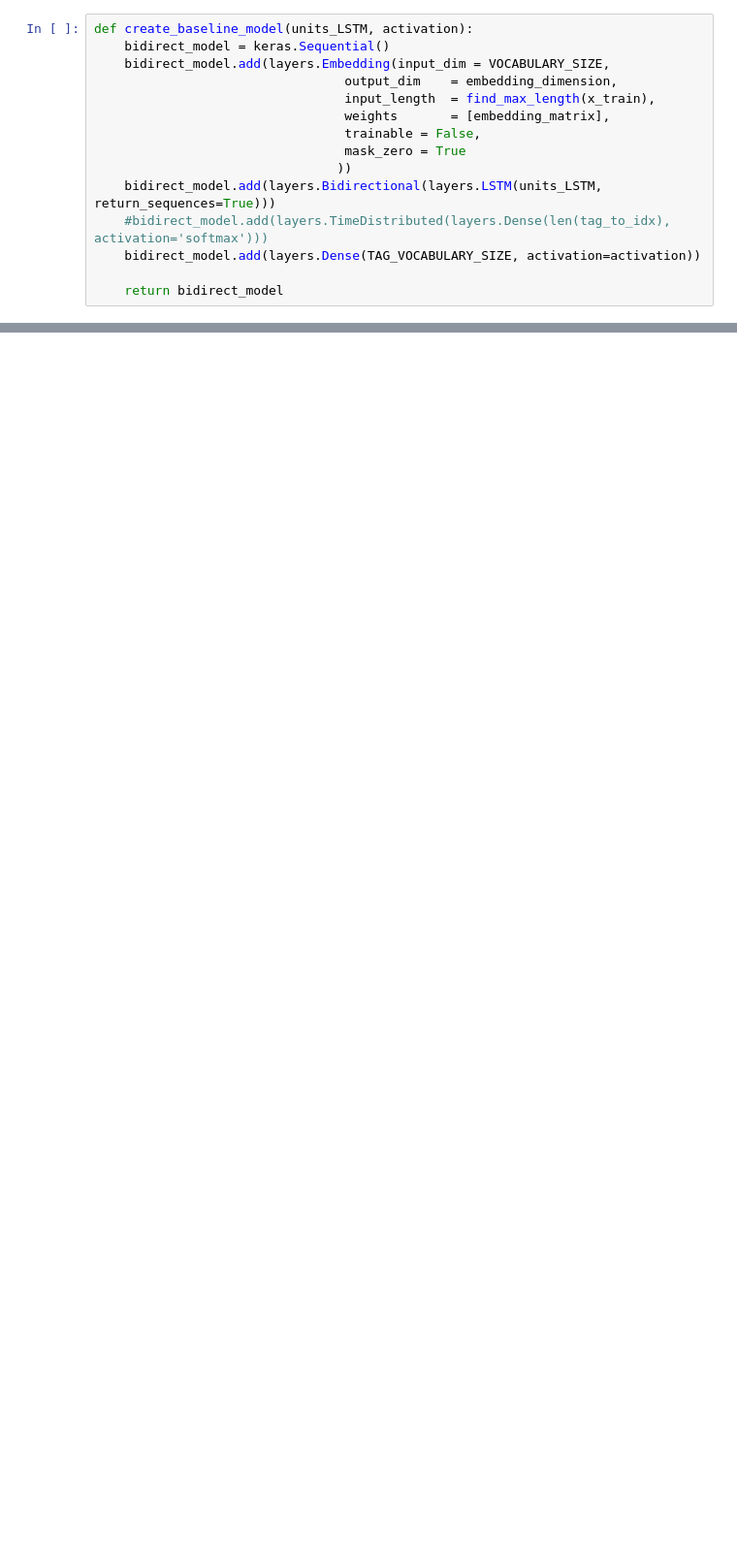
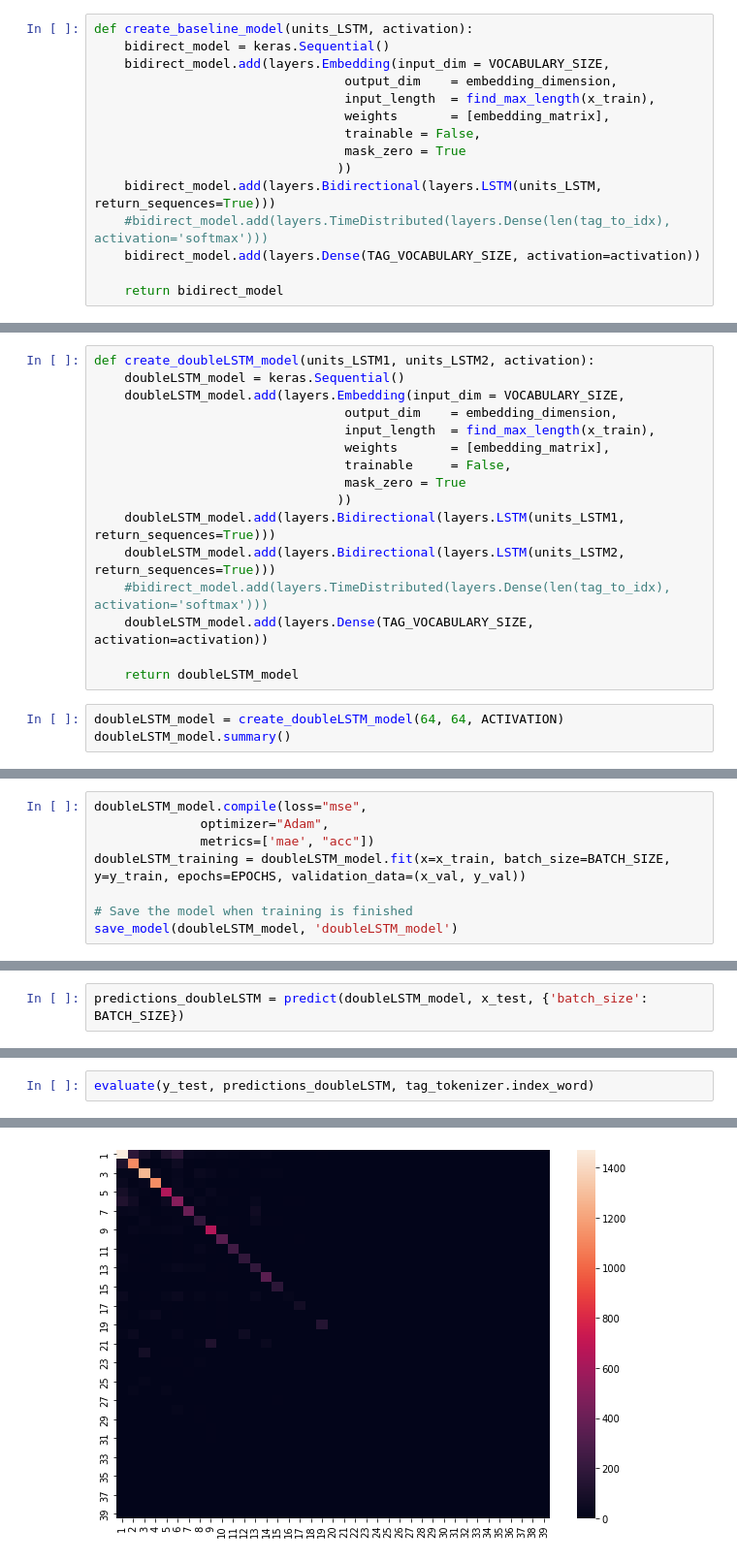
Before and after one commit to solveijm/NLP, a Jupyter notebook: Assignment1/A1.ipynb, the cells around one changed output, grey strips where cells are left out. Shown at 97% size. Drawn from its saved outputs; the diff is of its cells as text; blank space fills up the shorter version.

```diff
--- a/Assignment1/A1.ipynb
+++ b/Assignment1/A1.ipynb
@@ -647,0 +663,19 @@ F1: 0.679
+# %%
+def create_doubleLSTM_model(units_LSTM1, units_LSTM2, activation):
+    doubleLSTM_model = keras.Sequential()
+    doubleLSTM_model.add(layers.Embedding(input_dim = VOCABULARY_SIZE,
+                                 output_dim    = embedding_dimension,
+                                 input_length  = find_max_length(x_train),
+                                 weights       = [embedding_matrix],
+                                 trainable     = False,
+                                 mask_zero = True
+                                ))
+    doubleLSTM_model.add(layers.Bidirectional(layers.LSTM(units_LSTM1, return_sequences=True)))
+    doubleLSTM_model.add(layers.Bidirectional(layers.LSTM(units_LSTM2, return_sequences=True)))
+    #bidirect_model.add(layers.TimeDistributed(layers.Dense(len(tag_to_idx), activation='softmax')))
+    doubleLSTM_model.add(layers.Dense(TAG_VOCABULARY_SIZE, activation=activation))
+
+    return doubleLSTM_model
+# %%
+doubleLSTM_model = create_doubleLSTM_model(64, 64, ACTIVATION)
+doubleLSTM_model.summary()
@@ -647,0 +704,8 @@ F1: 0.679
+# %%
+doubleLSTM_model.compile(loss="mse",
+              optimizer="Adam",
+              metrics=['mae', "acc"])
+doubleLSTM_training = doubleLSTM_model.fit(x=x_train, batch_size=BATCH_SIZE, y=y_train, epochs=EPOCHS, validation_data=(x_val, y_val))
+
+# Save the model when training is finished
+save_model(doubleLSTM_model, 'doubleLSTM_model')
@@ -647,0 +750,2 @@ F1: 0.679
+# %%
+predictions_doubleLSTM = predict(doubleLSTM_model, x_test, {'batch_size': BATCH_SIZE})
@@ -647,0 +755,3 @@ F1: 0.679
+# %%
+evaluate(y_test, predictions_doubleLSTM, tag_tokenizer.index_word)
+# %% [output]
@@ -647,0 +775 @@ F1: 0.679
+[figure, added]
```
Also changed, not shown: parts of 151 cells of this notebook, 20 other files.
